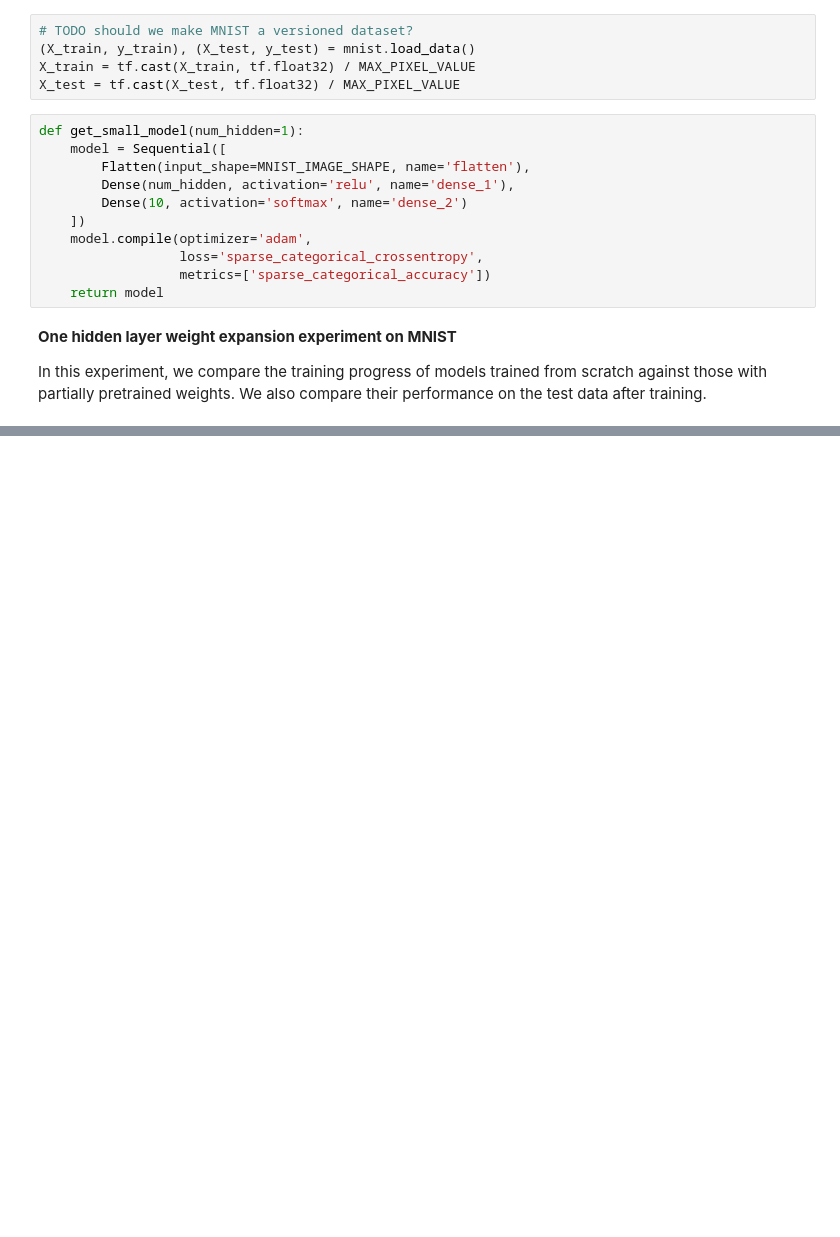
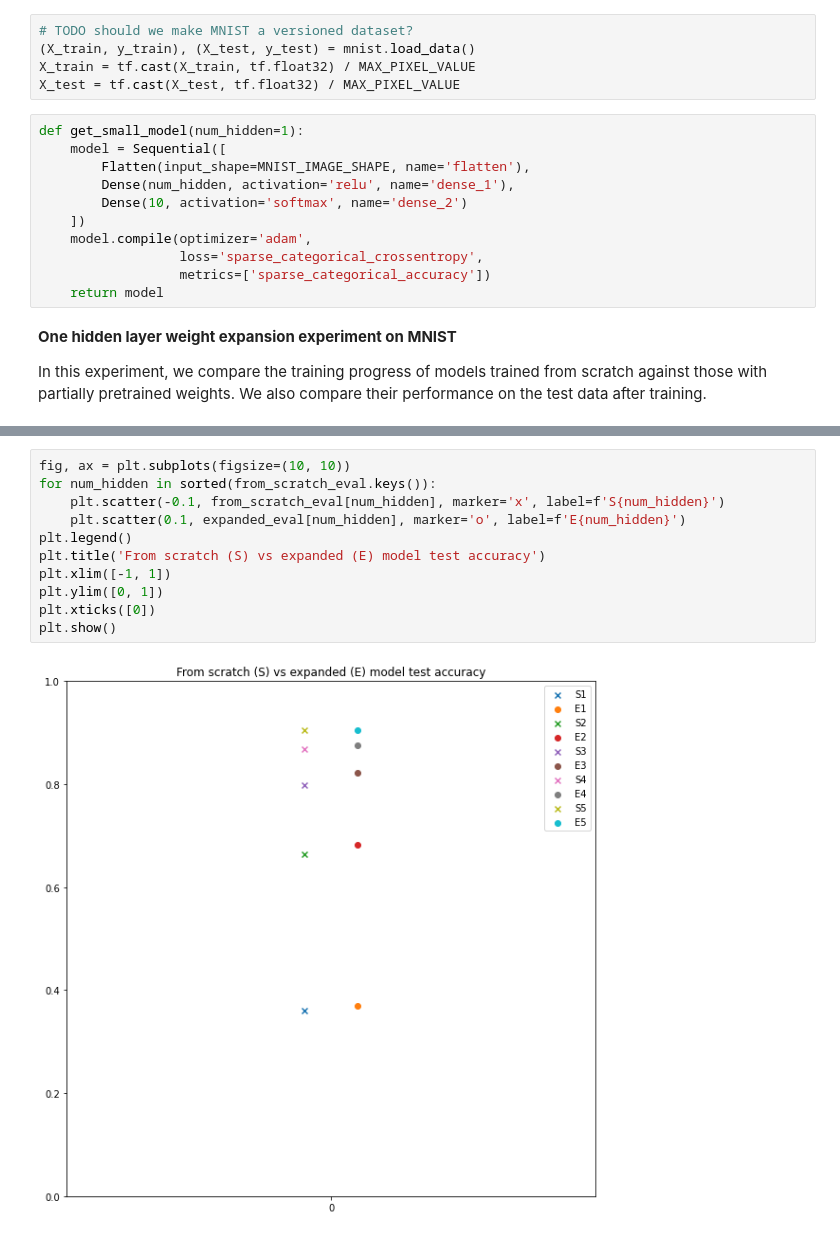
Before and after one commit to kostaleonard/dogwood, a Jupyter notebook: notebooks/exploration/weight_transfer_experiments.ipynb, the cells around one changed output, grey strips where cells are left out. Drawn from its saved outputs; the diff is of its cells as text; blank space fills up the shorter version.

```diff
--- a/notebooks/exploration/weight_transfer_experiments.ipynb
+++ b/notebooks/exploration/weight_transfer_experiments.ipynb
@@ -83,0 +104,13 @@ plt.show()
+# %%
+fig, ax = plt.subplots(figsize=(10, 10))
+for num_hidden in sorted(from_scratch_eval.keys()):
+    plt.scatter(-0.1, from_scratch_eval[num_hidden], marker='x', label=f'S{num_hidden}')
+    plt.scatter(0.1, expanded_eval[num_hidden], marker='o', label=f'E{num_hidden}')
+plt.legend()
+plt.title('From scratch (S) vs expanded (E) model test accuracy')
+plt.xlim([-1, 1])
+plt.ylim([0, 1])
+plt.xticks([0])
+plt.show()
+# %% [output]
+[figure, added]
```
Also changed, not shown: parts of 3 cells of this notebook, 2 other files.
